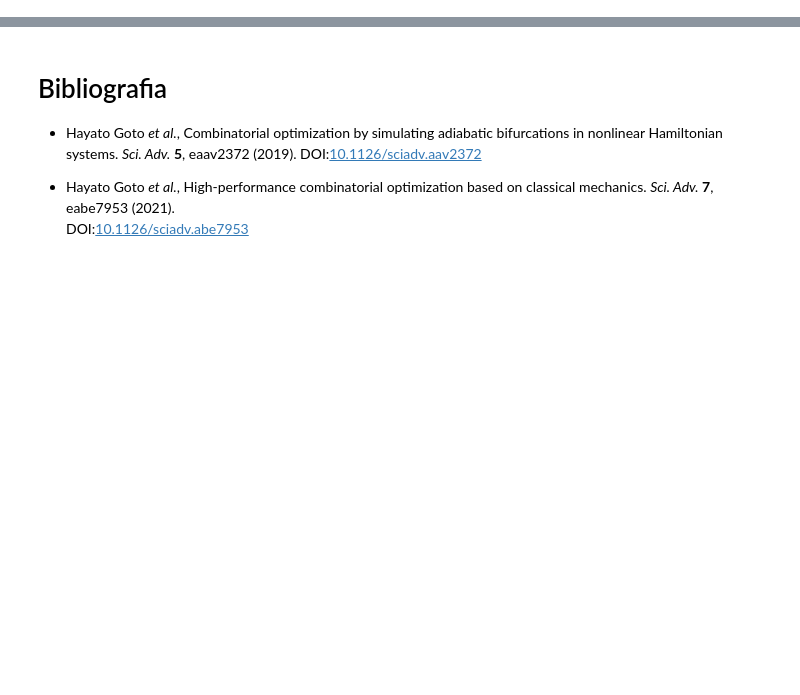
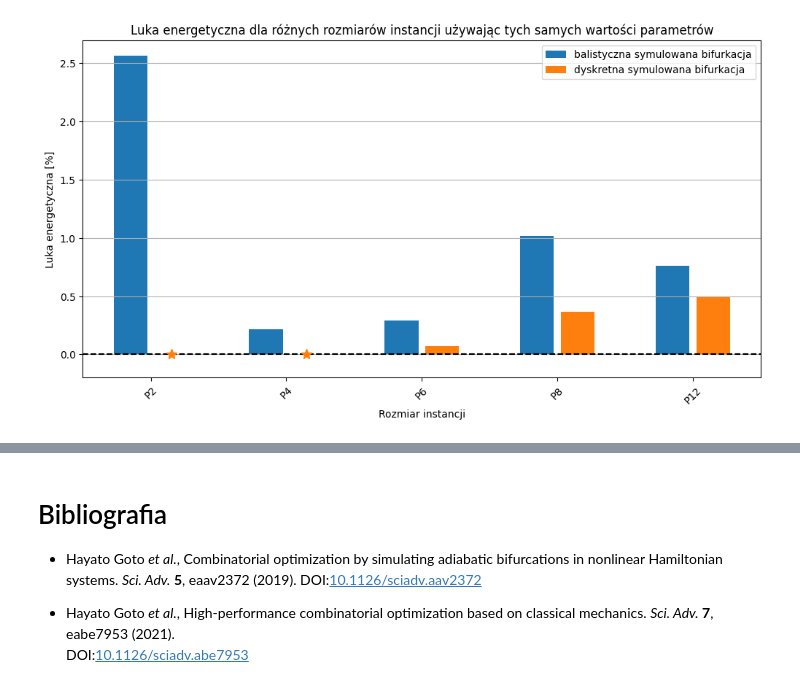
Before and after one commit to iitis/AkademiaSztukiKwantowej, a Jupyter notebook: classical_and_quantum_annealing/Algorytm_symulowanej_bifurkacji.ipynb, the cells around one changed output, grey strips where cells are left out. Drawn from its saved outputs; the diff is of its cells as text; code cells hidden in the pictures; blank space fills up the shorter version.

```diff
--- a/classical_and_quantum_annealing/Algorytm_symulowanej_bifurkacji.ipynb
+++ b/classical_and_quantum_annealing/Algorytm_symulowanej_bifurkacji.ipynb
@@ -153,0 +230,95 @@ Stan podstawowy: -469.0
+# %%
+#  Porównanie jakości rozwiązań i czasu obliczeń dla obydwu wersji
+
+import time
+import matplotlib.pylab as plt
+from funkcje_pomocnicze import read_instance, P2, P4, P6, P8, P12
+from IPython.utils.io import capture_output
+
+num_traj = 2**7
+num_steps = 200
+time_step = 0.75
+
+instances = [P2, P4, P6, P8, P12]
+
+gaps = {}
+times = {}
+
+for instance in tqdm(instances, desc="Zbieranie danych"):
+
+    J, h = read_instance(instance.path, convention="minus_half")
+
+    with capture_output() as captured:
+        begin = time.time()
+        _, energies1 = balistic_simulated_bifurcation(J, h, num_steps=num_steps,
+                                                    time_step=time_step, num_trajectories=num_traj)
+        end = time.time()
+        elapsed_balistic = end - begin
+
+        begin = time.time()
+        _, energies2 = discrete_simulated_bifurcation(J, h, num_steps=num_steps,
+                                        time_step=time_step, num_trajectories=num_traj)
+        end = time.time()
+        elapsed_discrete = end - begin
+
+    gap_balistic = (instance.best_energy - min(energies1)) / (2*instance.best_energy) * 100
+    gap_discrete = (instance.best_energy - min(energies2)) /(2*instance.best_energy) * 100
+
+    gaps[(instance.name, "balistyczna")] = gap_balistic
+    gaps[(instance.name, "dyskretna")] = gap_discrete
+
+    times[(instance.name, "balistyczna")] = elapsed_balistic
+    times[(instance.name, "dyskretna")] = elapsed_discrete
+
+instancje = [instance.name for instance in instances]
+
+x = np.arange(len(instancje))
+width = 0.25
+offset = 0.15
+
+fig, ax = plt.subplots(figsize=(12, 6))
+barset = []
+param = [-1, 1]
+for idx, s in enumerate(["balistyczna", "dyskretna"]):
+    a = [gaps[(i, s)] for i in instancje]
+    bar = ax.bar(x + offset * param[idx], a, width, label=rf"{s} symulowana bifurkacja")
+    barset.append(bar)
+
+
+(y_min, y_max) = ax.get_ylim()
+if y_max <1.1:
+    y_max = 1.1
+ax.set_ylim((-0.2, y_max))
+ax.set_xlabel("Rozmiar instancji")
+ax.set_xticks(x)
+ax.set_xticklabels(instancje, rotation=45)
+ax.set_ylabel("Luka energetyczna [%]")
+ax.set_title("Luka energetyczna dla różnych rozmiarów instancji używając tych samych wartości parametrów")
+ax.axhline(0, color='black', linestyle='--')
+
+ax.legend()
+
+for bars in barset:
+    for bar in bars:
+        if bar.get_height() == 0:
+            center = bar.get_x() + bar.get_width()/2
+            ax.plot(center, 0, marker='*', markersize=10, color=bar.get_facecolor())
+plt.grid(axis="y")
+plt.show()
+
+fig2, ax2 = plt.subplots(figsize=(12, 6))
+for idx, s in enumerate(["balistyczna", "dyskretna"]):
+    a = [times[(i, s)] for i in instancje]
+    bar = ax2.bar(x + offset * param[idx], a, width, label=rf"{s} symulowana bifurkacja")
+
+ax2.set_xlabel("Rozmiar instancji")
+ax2.set_xticks(x)
+ax2.set_xticklabels(instancje, rotation=45)
+ax2.set_ylabel("Czas [s]")
+ax2.set_title("Czas do znalezienia rozwiązania dla różnych rozmiarów instancji używając tych samych wartości parametrów")
+ax2.legend()
+
+plt.grid(axis="y")
+plt.show()
+# %% [output]
+[figure, added]
```
Also changed, not shown: parts of 21 cells of this notebook, 2 other files.
